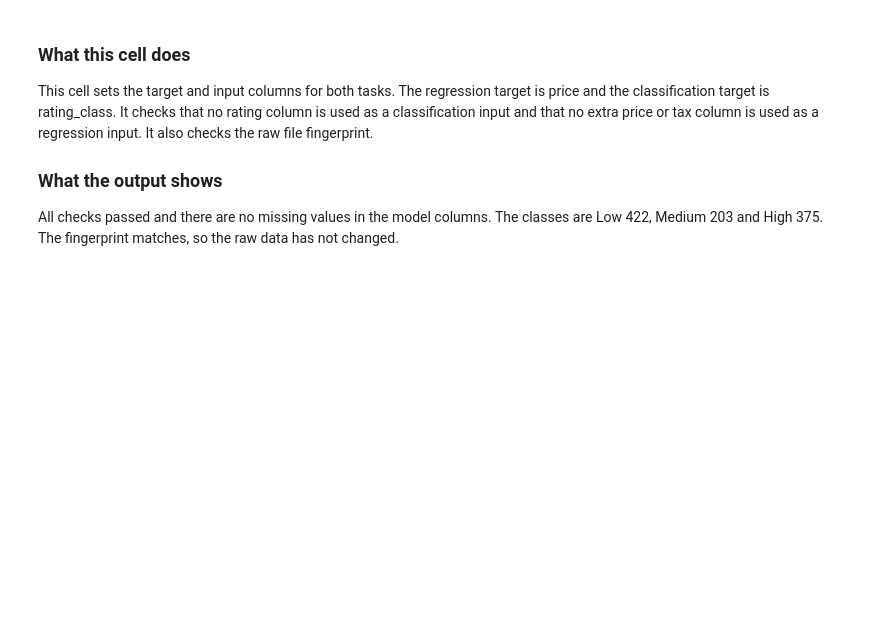
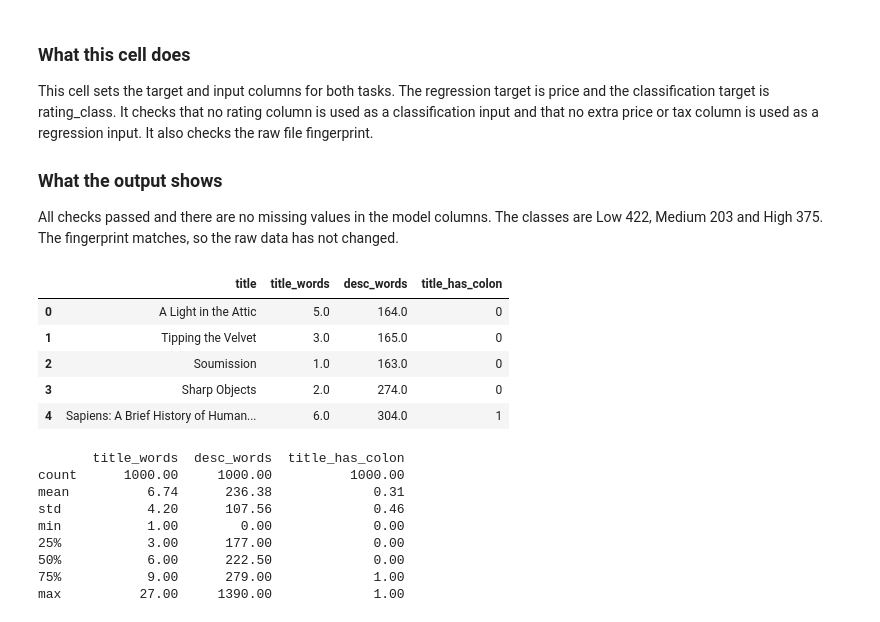
Before and after one commit to l253042/E-commerce, a Jupyter notebook: notebooks/E-commerce.ipynb, the cells around one changed output. Drawn from its saved outputs; the diff is of its cells as text; code cells hidden in the pictures; blank space fills up the shorter version.

```diff
--- a/notebooks/E-commerce.ipynb
+++ b/notebooks/E-commerce.ipynb
@@ -1190,3 +1190,26 @@ This cell sets the target and input columns for both tasks. The regression targe
 ### What the output shows
 
 All checks passed and there are no missing values in the model columns. The classes are Low 422, Medium 203 and High 375. The fingerprint matches, so the raw data has not changed.
+# %%
+clean["title_words"] = clean["title"].str.split().str.len().astype(float)
+clean["desc_words"] = clean["description"].fillna("").str.split().str.len().astype(float)
+clean["title_has_colon"] = clean["title"].str.contains(":", regex=False).astype(int)
+
+display(clean[["title", "title_words", "desc_words", "title_has_colon"]].head())
+print(clean[["title_words", "desc_words", "title_has_colon"]].describe().round(2))
+# %% [output]
+|  | title | title_words | desc_words | title_has_colon |
+| 0 | A Light in the Attic | 5.0 | 164.0 | 0 |
+| 1 | Tipping the Velvet | 3.0 | 165.0 | 0 |
+| 2 | Soumission | 1.0 | 163.0 | 0 |
+| 3 | Sharp Objects | 2.0 | 274.0 | 0 |
+| 4 | Sapiens: A Brief History of Human... | 6.0 | 304.0 | 1 |
+       title_words  desc_words  title_has_colon
+count      1000.00     1000.00          1000.00
+mean          6.74      236.38             0.31
+std           4.20      107.56             0.46
+min           1.00        0.00             0.00
+25%           3.00      177.00             0.00
+50%           6.00      222.50             0.00
+75%           9.00      279.00             1.00
+max          27.00     1390.00             1.00
```
Also changed, not shown: parts of 14 cells of this notebook.
